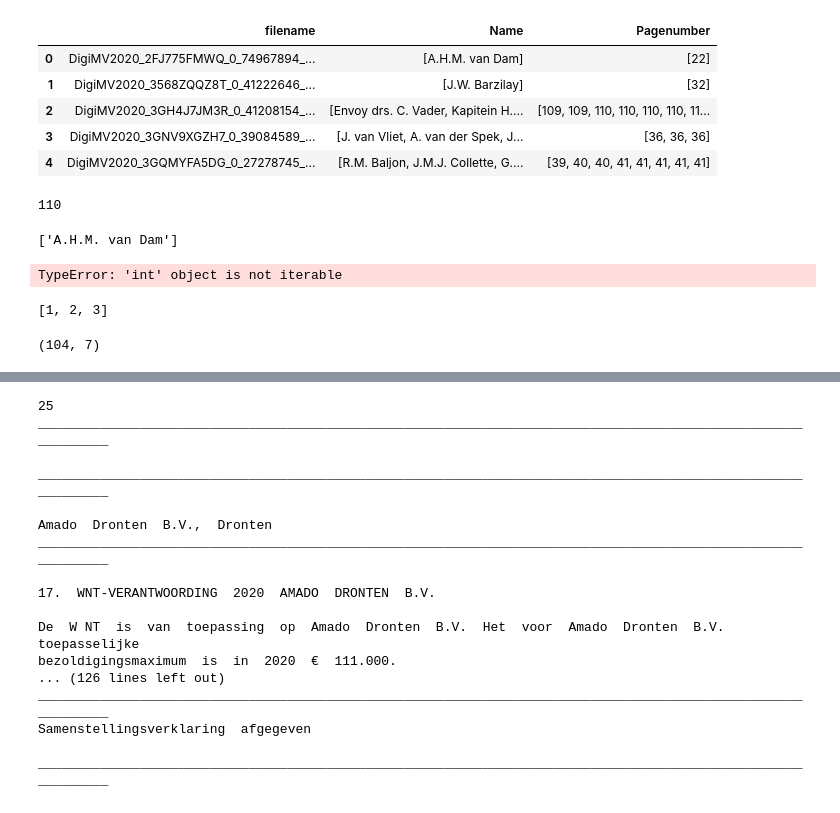
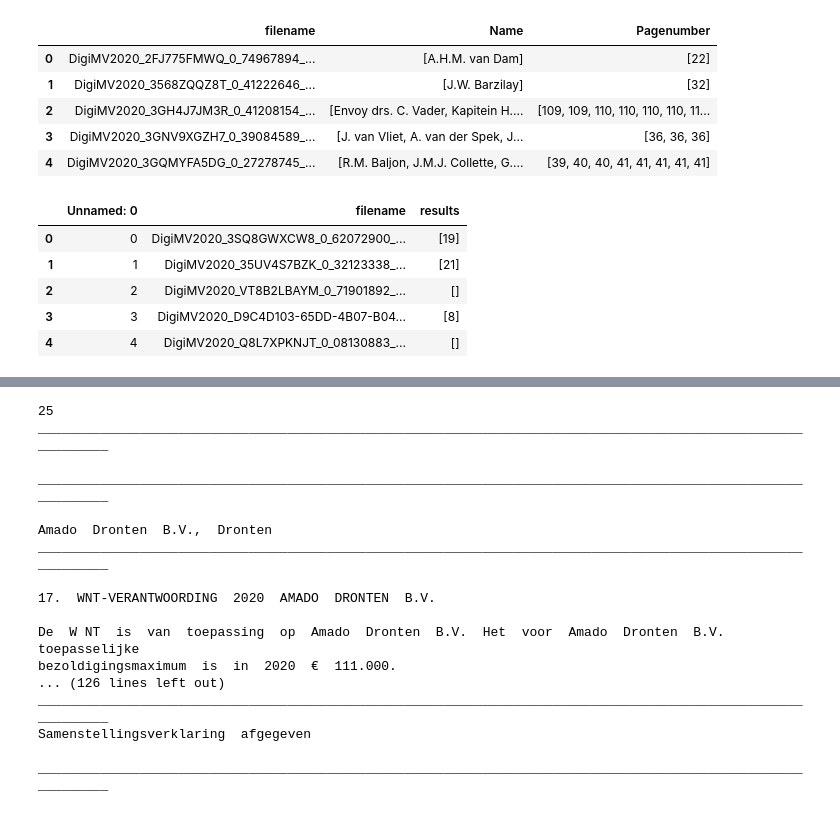
Before and after one commit to Nazar710/CIBG-WNT-Parser, a Jupyter notebook: dataProcessing/testFiles.ipynb, the cells around one changed output, grey strips where cells are left out. Cells and saved outputs as stored; diff of their text form; code cells hidden in the pictures.

```diff
--- a/dataProcessing/testFiles.ipynb
+++ b/dataProcessing/testFiles.ipynb
@@ -65,8 +65,3 @@ grouped_df.head()
 | 2 | DigiMV2020_3GH4J7JM3R_0_41208154_... | [Envoy drs. C. Vader, Kapitein H.... | [109, 109, 110, 110, 110, 110, 11... |
 | 3 | DigiMV2020_3GNV9XGZH7_0_39084589_... | [J. van Vliet, A. van der Spek, J... | [36, 36, 36] |
 | 4 | DigiMV2020_3GQMYFA5DG_0_27278745_... | [R.M. Baljon, J.M.J. Collette, G.... | [39, 40, 40, 41, 41, 41, 41, 41] |
-# %%
-value = grouped_df['Pagenumber'].values[2][3]
-value
-# %% [output]
-110
@@ -93,39 +67,0 @@ clean_df.head()
-# %%
-nested_list = clean_df['Name'][0]
-flat_list = [item for sublist in nested_list for subsublist in sublist for item in subsublist]
-
-flat_list
-# %% [output]
-['A.H.M. van Dam']
-# %%
-import pandas as pd
-
-# function to flatten nested lists
-def transform_nested_list(nested_list):
-    return [item for sublist in nested_list for subsublist in sublist for item in subsublist]
-
-clean_df['Pagenumber'] = clean_df['Pagenumber'].apply(lambda x: transform_nested_list(x))
-clean_df['Name'] = clean_df['Name'].apply(lambda x: transform_nested_list(x))
-
-clean_df.head()
-# %% [output]
-TypeError: 'int' object is not iterable
-# %%
-
-
-import itertools
-
-nested_list = [[[1, 2, 3]]]
-
-# Flatten the list using list comprehension
-flattened_list = [item for sublist in nested_list for subsublist in sublist for item in subsublist]
-print(flattened_list)
-# %% [output]
-[1, 2, 3]
-# %%
-# filter out PDFs where Table type is equal to 1
-labeled_df_1 = labeled_df[labeled_df['Table type'] == 1]
-
-labeled_df_1.shape
-# %% [output]
-(104, 7)
@@ -131,0 +71,11 @@ labeled_df_1.shape
+# %%
+# convert speedy_candidate_results to dataframe
+speedy_df = pd.read_csv('speedy_candidates_results.csv')
+speedy_df.head()
+# %% [output]
+|  | Unnamed: 0 | filename | results |
+| 0 | 0 | DigiMV2020_3SQ8GWXCW8_0_62072900_... | [19] |
+| 1 | 1 | DigiMV2020_35UV4S7BZK_0_32123338_... | [21] |
+| 2 | 2 | DigiMV2020_VT8B2LBAYM_0_71901892_... | [] |
+| 3 | 3 | DigiMV2020_D9C4D103-65DD-4B07-B04... | [8] |
+| 4 | 4 | DigiMV2020_Q8L7XPKNJT_0_08130883_... | [] |
```
Also changed, not shown: parts of 9 cells of this notebook, 3 other files.
